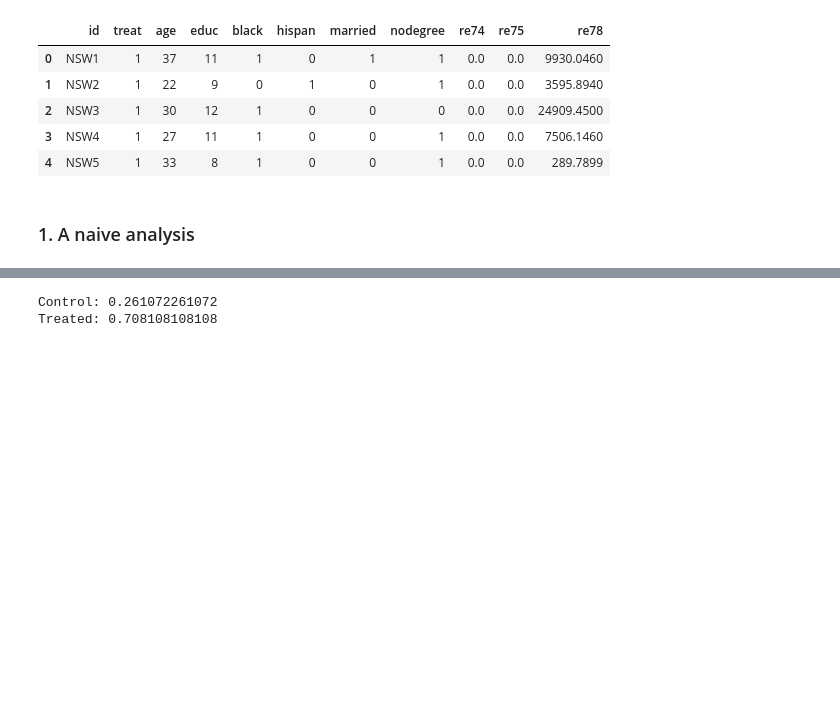
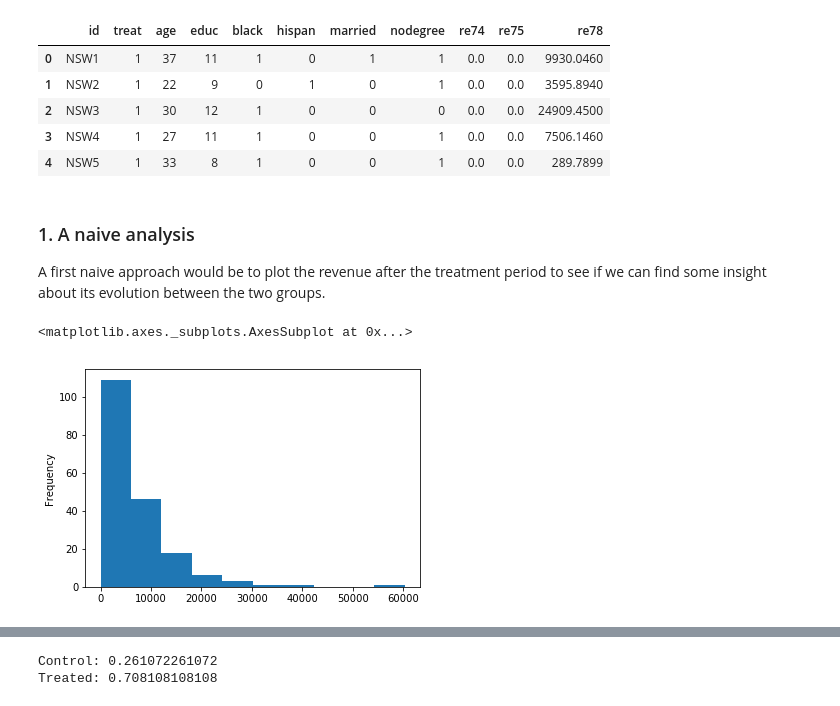
Before and after one commit to Coac/epfl-ada, a Jupyter notebook: 04 - Applied ML/Homework 4.ipynb, the cells around one changed output, grey strips where cells are left out. Cells and saved outputs as stored; diff of their text form; code cells hidden in the pictures; blank space fills up the shorter version.

```diff
--- a/04 - Applied ML/Homework 4.ipynb
+++ b/04 - Applied ML/Homework 4.ipynb
@@ -35,5 +40,15 @@ lalonde_df.head()
 | 2 | NSW3 | 1 | 30 | 12 | 1 | 0 | 0 | 0 | 0.0 | 0.0 | 24909.4500 |
 | 3 | NSW4 | 1 | 27 | 11 | 1 | 0 | 0 | 1 | 0.0 | 0.0 | 7506.1460 |
 | 4 | NSW5 | 1 | 33 | 8 | 1 | 0 | 0 | 1 | 0.0 | 0.0 | 289.7899 |
-# %% [markdown]
-### 1. A naive analysis
+# %% [markdown]
+### 1. A naive analysis
+
+A first naive approach would be to plot the revenue after the treatment period to see if we can find some insight about its evolution between the two groups.
+# %%
+treated_df = lalonde_df[lalonde_df.treat == 1]
+control_df = lalonde_df[lalonde_df.treat == 0]
+
+treated_df.sort_values(['re78'], ascending=[0]).re78.plot(kind='hist')
+# %% [output]
+<matplotlib.axes._subplots.AxesSubplot at 0x...>
+[figure, added]
```
Also changed, not shown: parts of 18 cells of this notebook.
